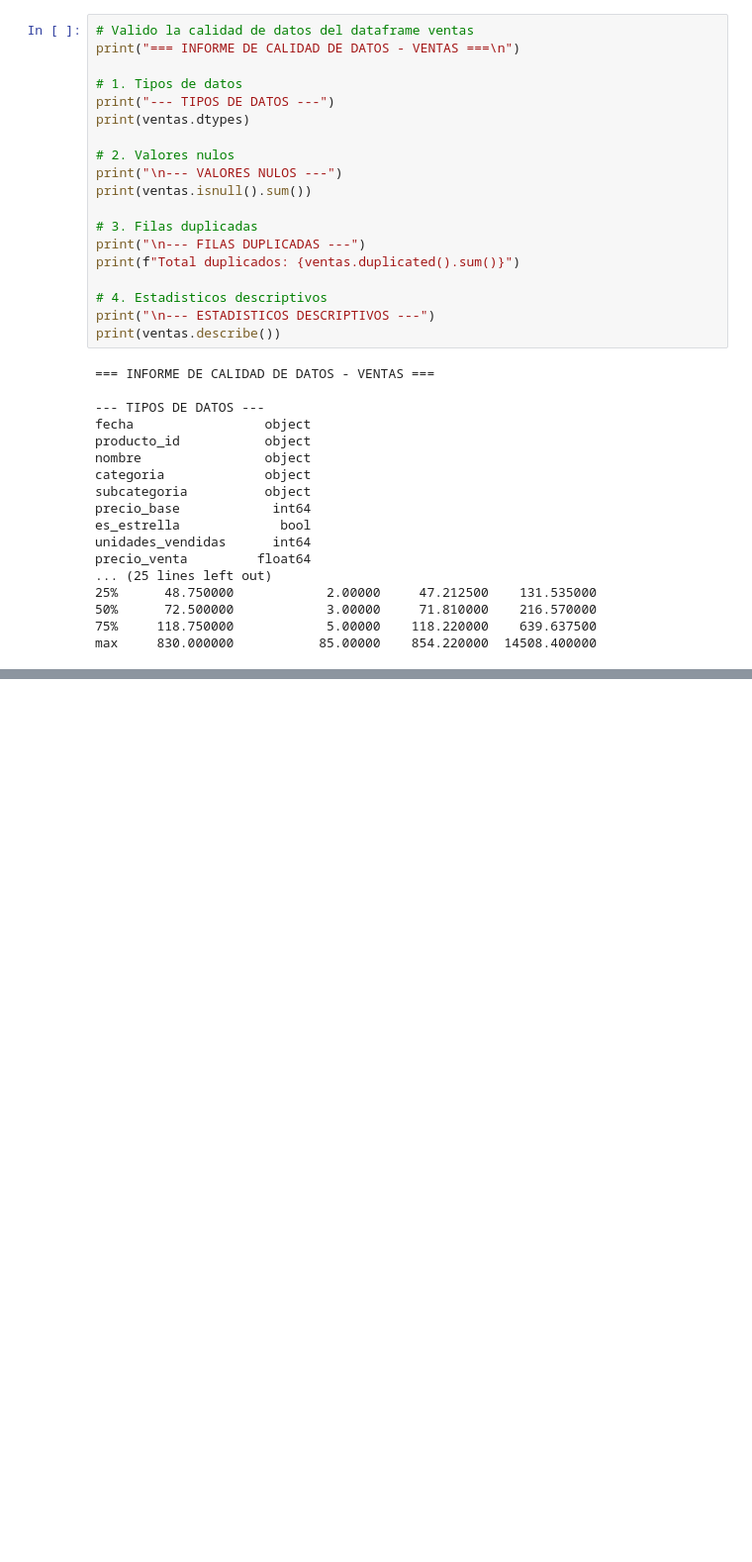
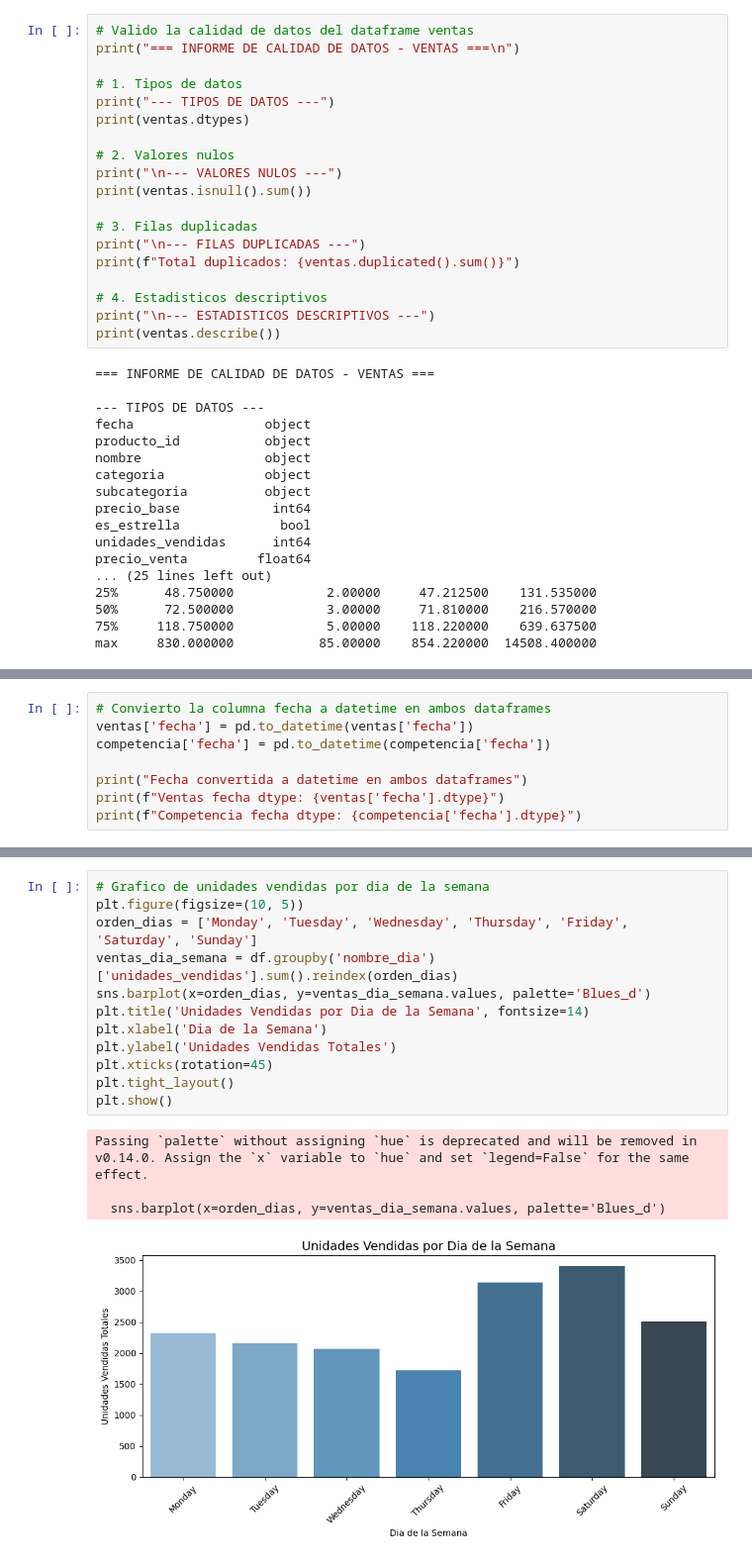
Before and after one commit to jeo20/ds4b, a Jupyter notebook: notebooks/entrenamiento.ipynb, the cells around one changed output, grey strips where cells are left out. Shown at 99% size. Drawn from its saved outputs; the diff is of its cells as text; blank space fills up the shorter version.

```diff
--- a/notebooks/entrenamiento.ipynb
+++ b/notebooks/entrenamiento.ipynb
@@ -77,0 +115,8 @@ max     830.000000           85.00000    854.220000  14508.400000
+# %%
+# Convierto la columna fecha a datetime en ambos dataframes
+ventas['fecha'] = pd.to_datetime(ventas['fecha'])
+competencia['fecha'] = pd.to_datetime(competencia['fecha'])
+
+print("Fecha convertida a datetime en ambos dataframes")
+print(f"Ventas fecha dtype: {ventas['fecha'].dtype}")
+print(f"Competencia fecha dtype: {competencia['fecha'].dtype}")
@@ -77,0 +258,17 @@ max     830.000000           85.00000    854.220000  14508.400000
+# %%
+# Grafico de unidades vendidas por dia de la semana
+plt.figure(figsize=(10, 5))
+orden_dias = ['Monday', 'Tuesday', 'Wednesday', 'Thursday', 'Friday', 'Saturday', 'Sunday']
+ventas_dia_semana = df.groupby('nombre_dia')['unidades_vendidas'].sum().reindex(orden_dias)
+sns.barplot(x=orden_dias, y=ventas_dia_semana.values, palette='Blues_d')
+plt.title('Unidades Vendidas por Dia de la Semana', fontsize=14)
+plt.xlabel('Dia de la Semana')
+plt.ylabel('Unidades Vendidas Totales')
+plt.xticks(rotation=45)
+plt.tight_layout()
+plt.show()
+# %% [output]
+Passing `palette` without assigning `hue` is deprecated and will be removed in v0.14.0. Assign the `x` variable to `hue` and set `legend=False` for the same effect.
+
+  sns.barplot(x=orden_dias, y=ventas_dia_semana.values, palette='Blues_d')
+[figure, added]
```
Also changed, not shown: parts of 22 cells of this notebook, 3 other files.
